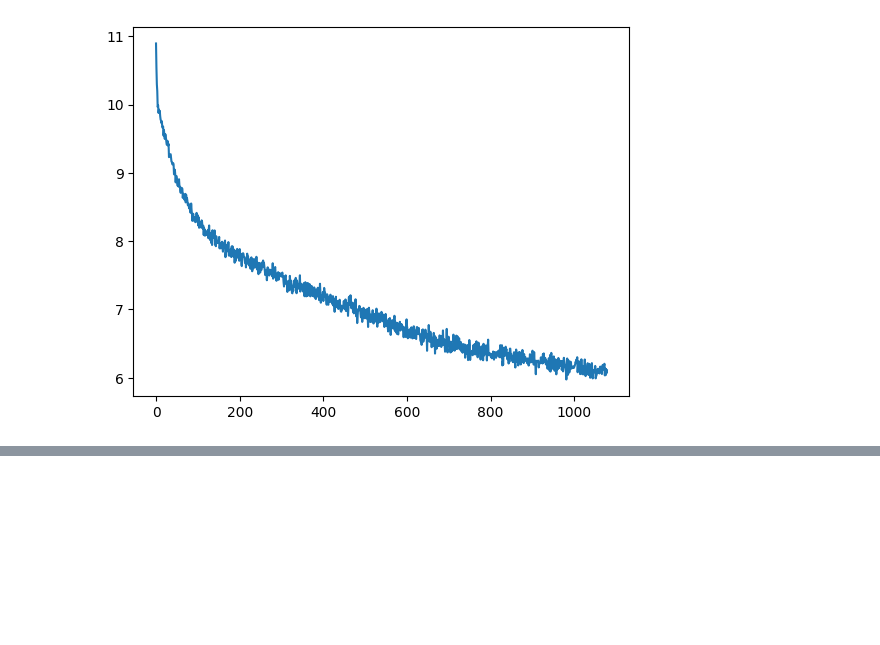
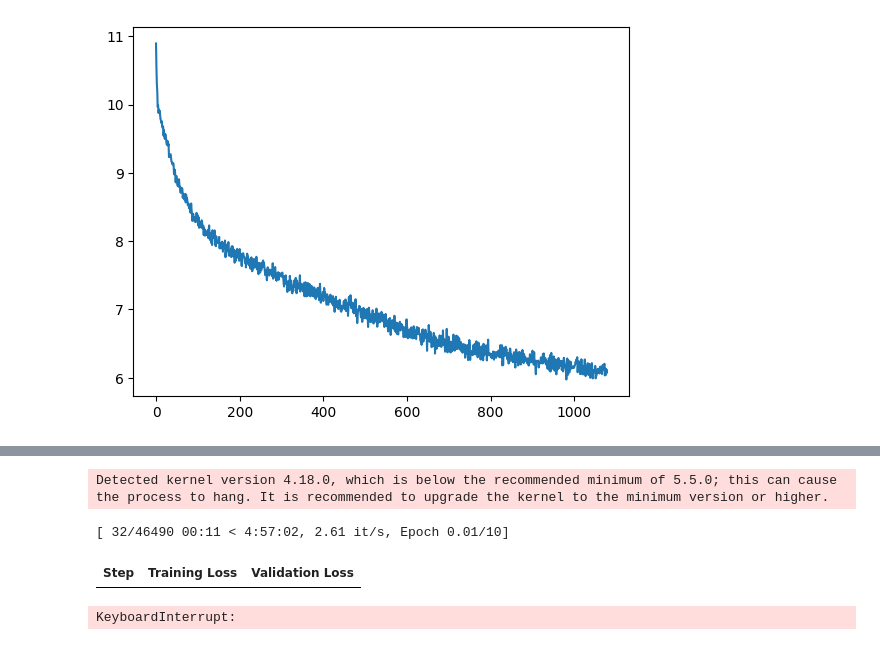
Before and after one commit to pnadelofficial/greek-bert, a Jupyter notebook: notebooks/testing.ipynb, the cells around one changed output, grey strips where cells are left out. Drawn from its saved outputs; the diff is of its cells as text; code cells hidden in the pictures; blank space fills up the shorter version.

```diff
--- a/notebooks/testing.ipynb
+++ b/notebooks/testing.ipynb
@@ -353,0 +298,3 @@ plt.plot(losses)
+# %%
+from sentence_transformers import SentenceTransformer
+base_model = SentenceTransformer('../hf_format120')
@@ -353,0 +321,2 @@ plt.plot(losses)
+# %%
+base_model.max_seq_length = MAX_SEQ_LENGTH
@@ -353,0 +338,37 @@ plt.plot(losses)
+# %%
+train_loss = losses.MultipleNegativesRankingLoss(model=base_model)
+# %%
+from sentence_transformers import evaluation
+
+eval_greek = []
+eval_english = []
+with open(EVAL_FILE, 'r', encoding='utf-8') as f:
+    for line in f:
+        parts = line.strip().split('\t')
+        if len(parts) == 2:
+            eval_greek.append(parts[0])
+            eval_english.append(parts[1])
+
+evaluator = evaluation.TranslationEvaluator(
+    source_sentences=eval_greek,
+    target_sentences=eval_english,
+    name='grc-en-eval',
+    batch_size=BATCH_SIZE
+)
+# %%
+base_model.fit(
+    train_objectives=[(train_dataloader, train_loss)],
+    epochs=EPOCHS,
+    warmup_steps=WARMUP_STEPS,
+    evaluator=evaluator,
+    evaluation_steps=500,  # Evaluate every 500 steps
+    output_path=OUTPUT_PATH,
+    save_best_model=True,
+    optimizer_params={'lr': LEARNING_RATE},
+    show_progress_bar=True
+)
+# %% [output]
+Detected kernel version 4.18.0, which is below the recommended minimum of 5.5.0; this can cause the process to hang. It is recommended to upgrade the kernel to the minimum version or higher.
+[ 32/46490 00:11 < 4:57:02, 2.61 it/s, Epoch 0.01/10]
+| Step | Training Loss | Validation Loss |
+KeyboardInterrupt:
```
Also changed, not shown: parts of 22 cells of this notebook, 39 other files.
